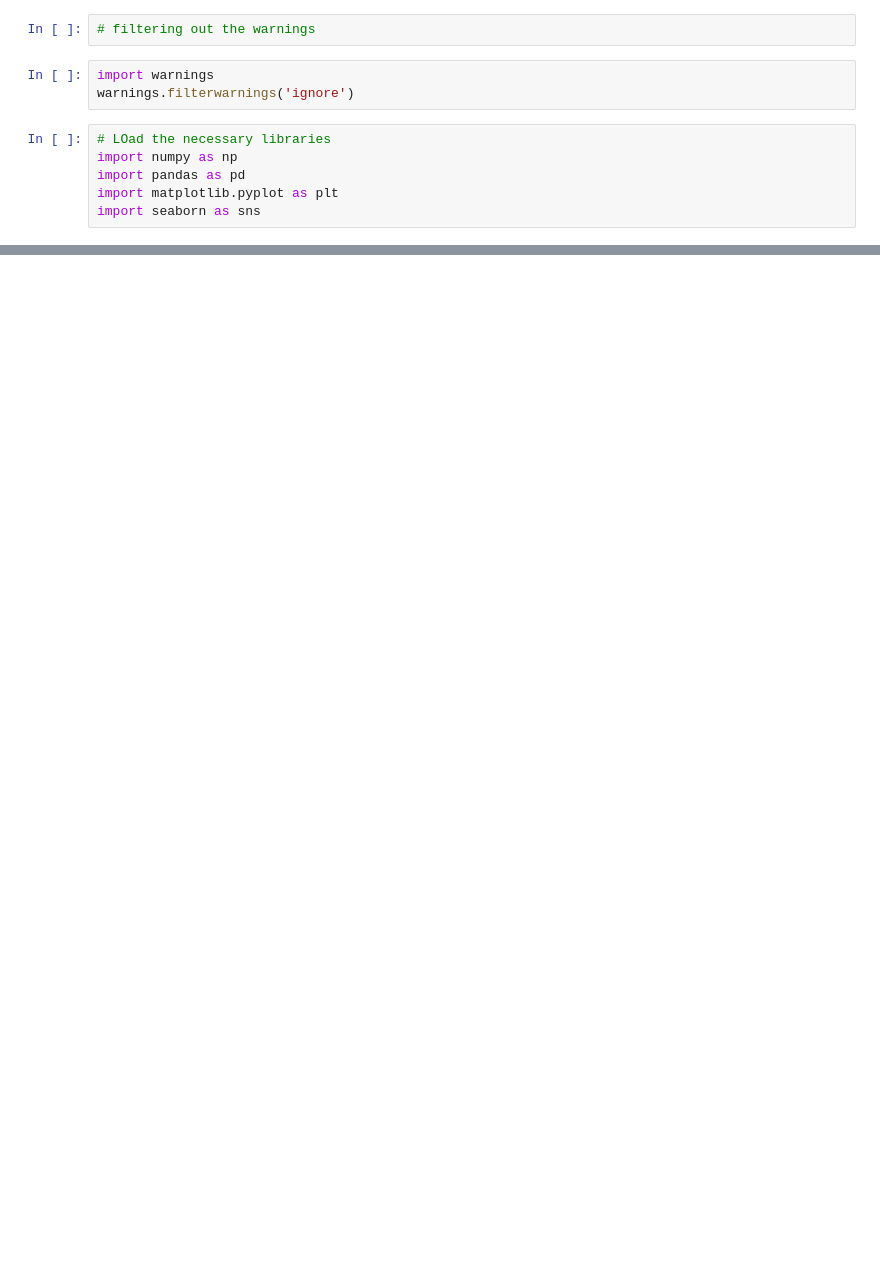
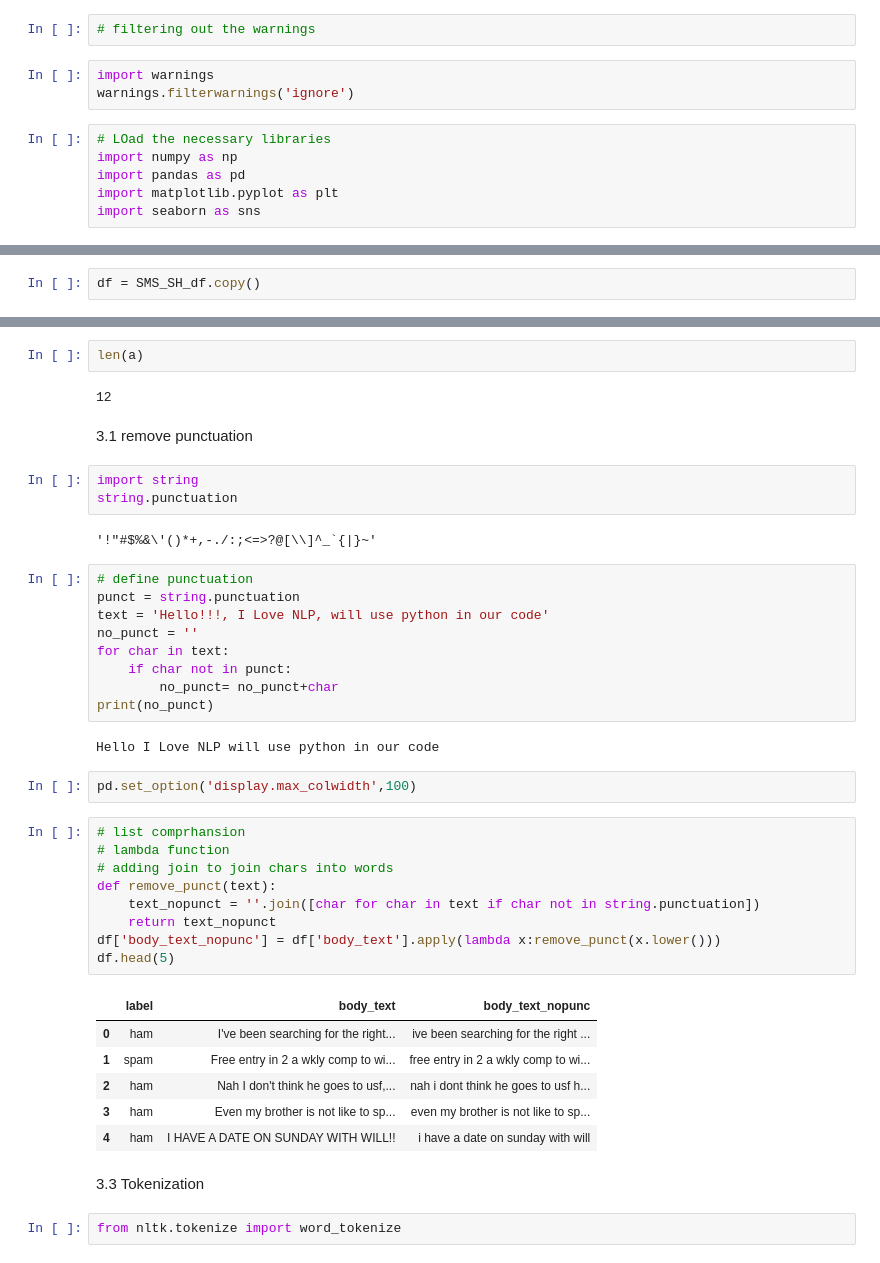
Before and after one commit to Zied-bousnina/Email-SMS-spam-filtering-NLP, a Jupyter notebook: SMS_Spam_Filtering.ipynb, the cells around one changed output, grey strips where cells are left out. Cells and saved outputs as stored; diff of their text form; blank space fills up the shorter version.

```diff
--- a/SMS_Spam_Filtering.ipynb
+++ b/SMS_Spam_Filtering.ipynb
@@ -18,0 +80,2 @@ ParserError: Error tokenizing data. C error: Expected 2 fields in line 12, saw 4
+# %%
+df = SMS_SH_df.copy()
@@ -18,0 +92,44 @@ ParserError: Error tokenizing data. C error: Expected 2 fields in line 12, saw 4
+# %%
+len(a)
+# %% [output]
+12
+# %% [markdown]
+3.1 remove punctuation
+# %%
+import string
+string.punctuation
+# %% [output]
+'!"#$%&\'()*+,-./:;<=>?@[\\]^_`{|}~'
+# %%
+# define punctuation
+punct = string.punctuation
+text = 'Hello!!!, I Love NLP, will use python in our code'
+no_punct = ''
+for char in text:
+    if char not in punct:
+        no_punct= no_punct+char
+print(no_punct)
+# %% [output]
+Hello I Love NLP will use python in our code
+# %%
+pd.set_option('display.max_colwidth',100)
+# %%
+# list comprhansion
+# lambda function
+# adding join to join chars into words
+def remove_punct(text):
+    text_nopunct = ''.join([char for char in text if char not in string.punctuation])
+    return text_nopunct
+df['body_text_nopunc'] = df['body_text'].apply(lambda x:remove_punct(x.lower()))
+df.head(5)
+# %% [output]
+|  | label | body_text | body_text_nopunc |
+| 0 | ham | I've been searching for the right... | ive been searching for the right ... |
+| 1 | spam | Free entry in 2 a wkly comp to wi... | free entry in 2 a wkly comp to wi... |
+| 2 | ham | Nah I don't think he goes to usf,... | nah i dont think he goes to usf h... |
+| 3 | ham | Even my brother is not like to sp... | even my brother is not like to sp... |
+| 4 | ham | I HAVE A DATE ON SUNDAY WITH WILL!! | i have a date on sunday with will |
+# %% [markdown]
+3.3 Tokenization
+# %%
+from nltk.tokenize import word_tokenize
```
Also changed, not shown: parts of 16 cells of this notebook, 1 other file.
